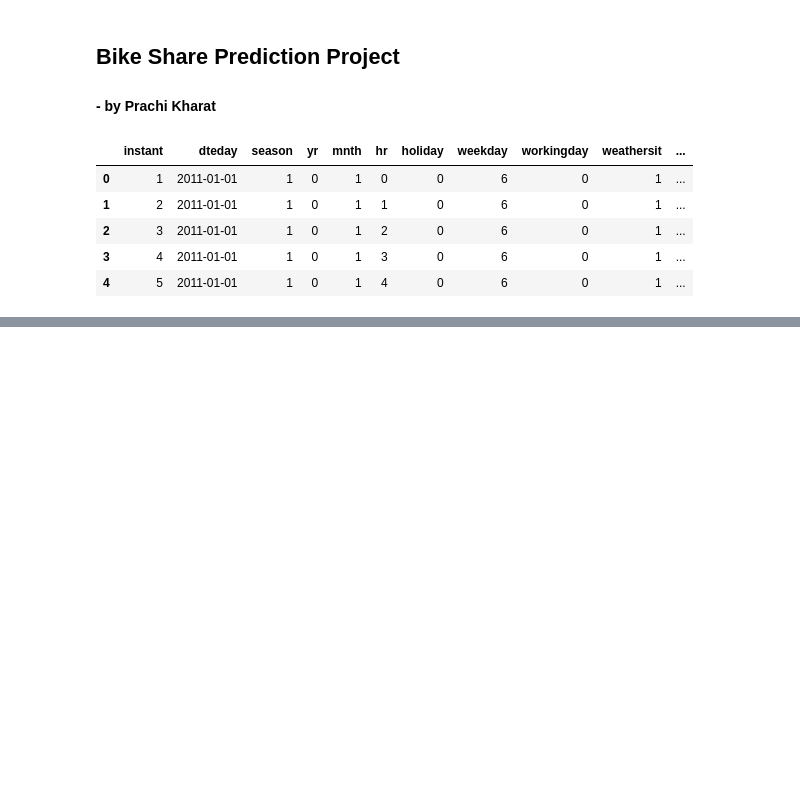
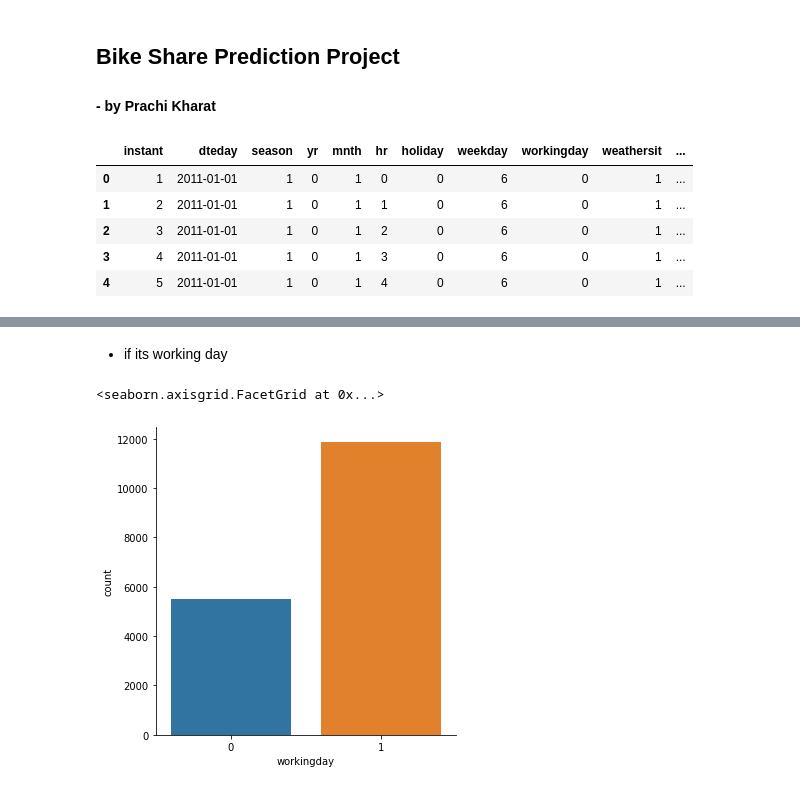
Before and after one commit to KharatPrachi72/Bikeshare, a Jupyter notebook: Notebooks/Hourly_model and EDA.ipynb, the cells around one changed output, grey strips where cells are left out. Cells and saved outputs as stored; diff of their text form; code cells hidden in the pictures; blank space fills up the shorter version.

```diff
--- a/Notebooks/Hourly_model and EDA.ipynb
+++ b/Notebooks/Hourly_model and EDA.ipynb
@@ -32,0 +76,7 @@ Check if data contains any null values
+# %% [markdown]
+- if its working day
+# %%
+sns.factorplot(x='workingday',data=hourly_df,kind='count',size=5,aspect=1)
+# %% [output]
+<seaborn.axisgrid.FacetGrid at 0x...>
+[figure, added]
```
Also changed, not shown: parts of 18 cells of this notebook, 1 other file.
